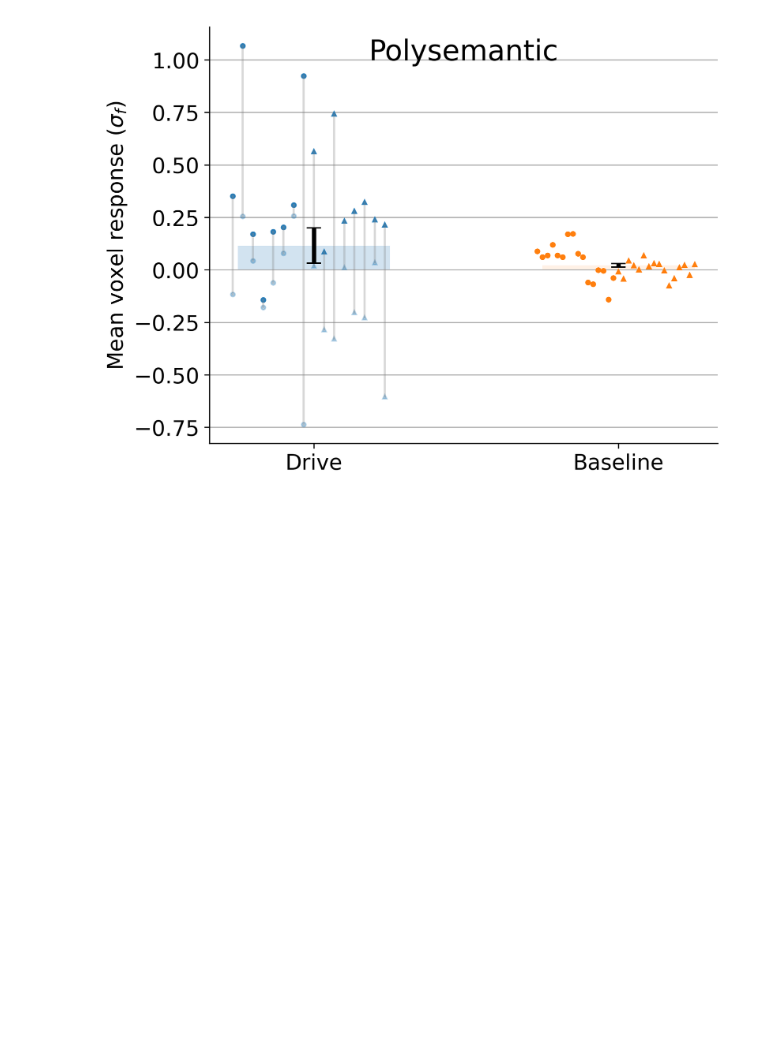
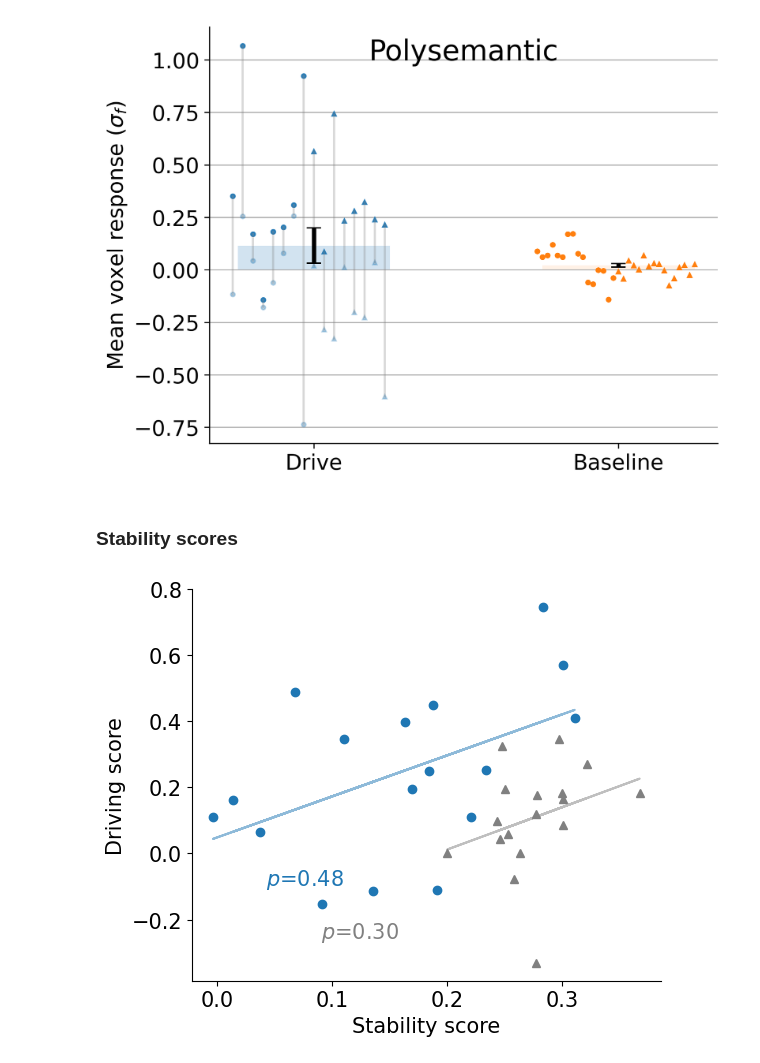
Before and after one commit to microsoft/automated-explanations, a Jupyter notebook: notebooks_stories/2_analyze_pilot/03_full_plots.ipynb, the cells around one changed output. Saved outputs shown, nothing was run; the diff lists cells and outputs as text; code cells hidden in the pictures; blank space fills up the shorter version.

```diff
--- a/notebooks_stories/2_analyze_pilot/03_full_plots.ipynb
+++ b/notebooks_stories/2_analyze_pilot/03_full_plots.ipynb
@@ -63,3 +63,44 @@ mean 0.09363116023816781
 [figure]
 [figure]
 [figure]
+# %% [markdown]
+### Stability scores
+# %%
+voxel_scores1 = joblib.load(
+    join(RESULTS_DIR, 'processed', 'pilot_default_voxel_scores.pkl'))
+voxel_scores2 = joblib.load(
+    join(RESULTS_DIR, 'processed', 'pilot3_default_voxel_scores.pkl'))
+
+
+def plot_line_with_corr(voxel_scores, i=0, cs=['C0', 'gray'], markers=['o', '^']):
+    x = voxel_scores["stability_score"]
+    y = voxel_scores["driving_score"]
+    plt.plot(x, y, markers[i], color=cs[i], )
+
+    corr = np.corrcoef(x, y)[0, 1]
+    plt.text(
+        x.mean(),
+        y.mean(),
+        f"$p$={corr:.2f}",
+        transform=plt.gca().transAxes,
+        color=cs[i],
+    )
+
+    # plot line of best fit
+    m, b = np.polyfit(x, y, 1)
+    plt.plot(x, m * x + b, color=cs[i], alpha=0.5)
+
+    plt.ylabel("Driving score")
+    plt.xlabel("Stability score")
+
+
+plt.figure(figsize=(6, 5))
+plot_line_with_corr(voxel_scores1, i=0)
+plot_line_with_corr(voxel_scores2, i=1)
+
+
+plt.savefig(join(RESULTS_DIR, 'figs/misc',
+            'full_stability_score.pdf'), bbox_inches='tight')
+plt.show()
+# %% [output]
+[figure, added]
```
Also changed, not shown: parts of 2 cells of this notebook, 3 other files.
